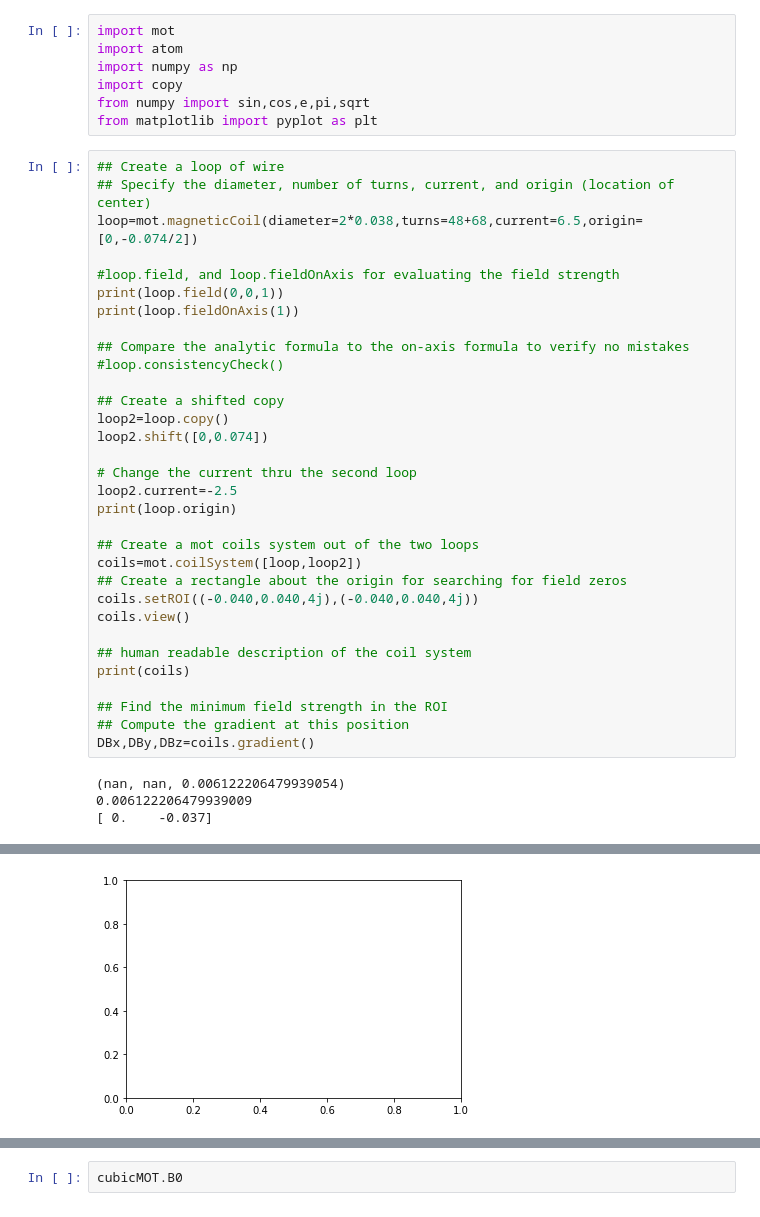
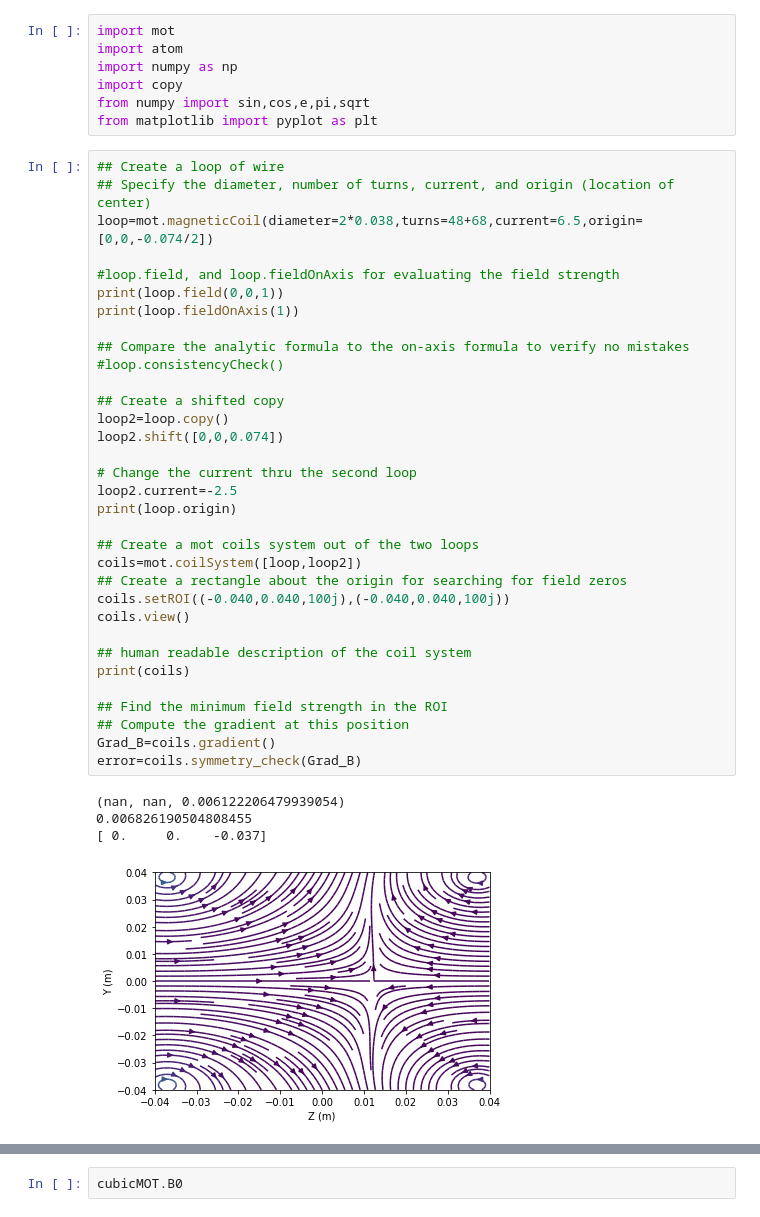
Before and after one commit to matterwaves/atomic_py, a Jupyter notebook: mot-class-tests.ipynb, the cells around one changed output, grey strips where cells are left out. Saved outputs shown, nothing was run; the diff lists cells and outputs as text.

Commit message:
magnetic field view, gradient working in3D, symmetry check

```diff
--- a/mot-class-tests.ipynb
+++ b/mot-class-tests.ipynb
@@ -8,36 +8,38 @@ from matplotlib import pyplot as plt
 # %%
 ## Create a loop of wire
 ## Specify the diameter, number of turns, current, and origin (location of center)
-loop=mot.magneticCoil(diameter=2*0.038,turns=48+68,current=6.5,origin=[0,-0.074/2])
+loop=mot.magneticCoil(diameter=2*0.038,turns=48+68,current=6.5,origin=[0,0,-0.074/2])
 
 #loop.field, and loop.fieldOnAxis for evaluating the field strength
 print(loop.field(0,0,1))
 print(loop.fieldOnAxis(1))
 
 ## Compare the analytic formula to the on-axis formula to verify no mistakes
 #loop.consistencyCheck()
 
 ## Create a shifted copy
 loop2=loop.copy()
-loop2.shift([0,0.074])
+loop2.shift([0,0,0.074])
 
 # Change the current thru the second loop
 loop2.current=-2.5
 print(loop.origin)
 
 ## Create a mot coils system out of the two loops
 coils=mot.coilSystem([loop,loop2])
 ## Create a rectangle about the origin for searching for field zeros
-coils.setROI((-0.040,0.040,4j),(-0.040,0.040,4j))
+coils.setROI((-0.040,0.040,100j),(-0.040,0.040,100j))
 coils.view()
 
 ## human readable description of the coil system
 print(coils)
 
 ## Find the minimum field strength in the ROI
 ## Compute the gradient at this position
-DBx,DBy,DBz=coils.gradient()
+Grad_B=coils.gradient()
+error=coils.symmetry_check(Grad_B)
 # %% [output]
 (nan, nan, 0.006122206479939054)
-0.006122206479939009
-[ 0.    -0.037]
+0.006826190504808455
+[ 0.     0.    -0.037]
+[figure, new version]
@@ -45,4 +60,3 @@ ValueError: need at least one array to concatenate
-[figure, old version]
 # %%
 ## create a laser pointing along the -z direction
 incoming_laser=mot.laser(intensity=10,polarization=+1,direction=[0,0,-1])
```
Also changed, not shown: parts of 11 cells of this notebook, 1 other file.
